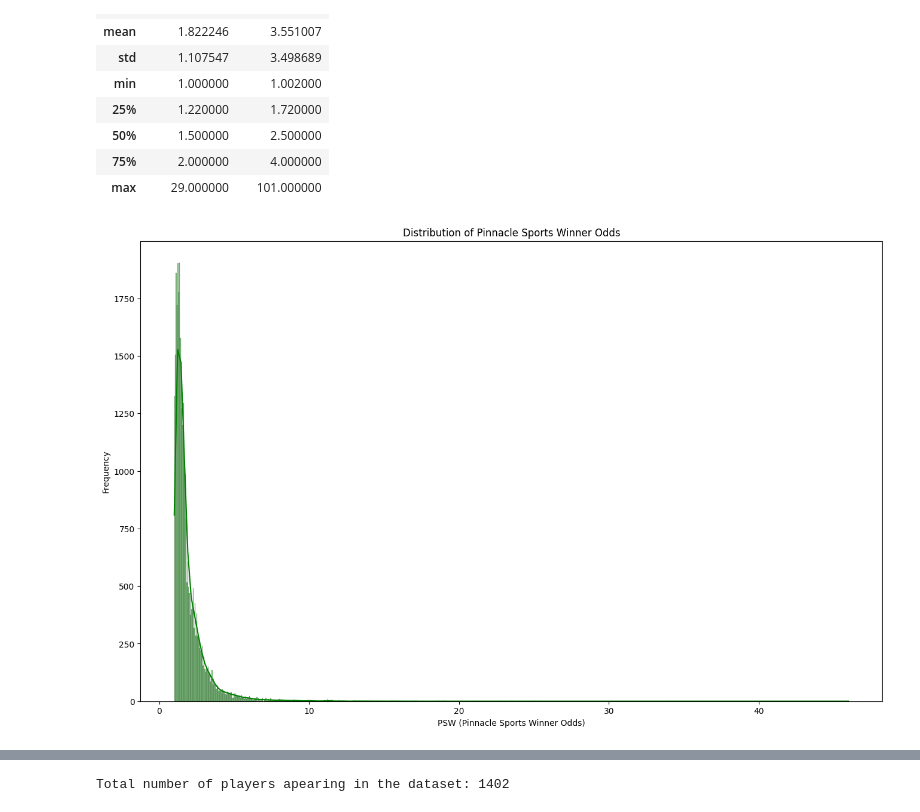
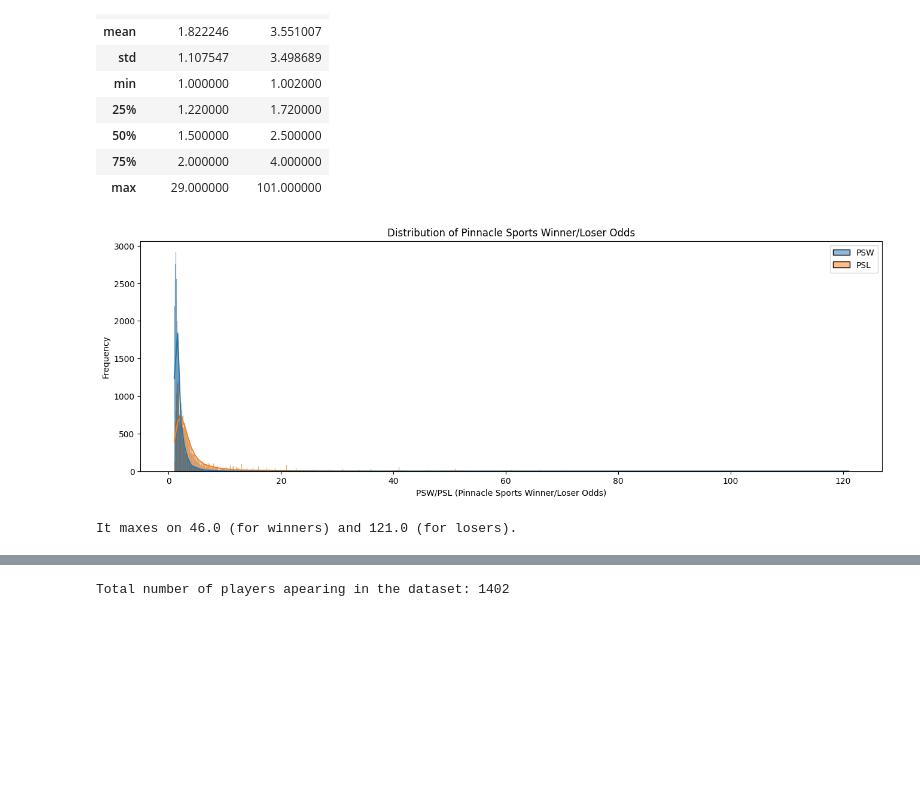
Before and after one commit to sprogl/sporting-bet-prediction, a Jupyter notebook: ATP_first_notebook.ipynb, the cells around one changed output, grey strips where cells are left out. Drawn from its saved outputs; the diff is of its cells as text; code cells hidden in the pictures; blank space fills up the shorter version.

```diff
--- a/ATP_first_notebook.ipynb
+++ b/ATP_first_notebook.ipynb
@@ -7,8 +7,10 @@ df_conf = pd.read_csv("archive/confidence_data.csv")
 df_atp["ATP"].min()
 pd.set_option('display.max_rows', None)
 pd.set_option('display.max_columns', None)
+
+df_atp["Date"] = pd.to_datetime(df_atp["Date"])
 # %%
-df = df_atp.sort_values("elo_winner", ascending = False)
-df.head(10)
+df_atp.sort_values("proba_elo", inplace=True)
+df_atp.head(10)
 # %% [output]
 |  | ATP | Location | Tournament | Date | Series | Court | Surface | Round | Best of | Winner | Loser | ... |
@@ -48,23 +50,23 @@ df[["B365W", "B365L"]].describe()
 | max | 29.000000 | 101.000000 |
 # %%
 import matplotlib.pyplot as plt
-import seaborn as sns                   # Optional, for enhanced styling
+import seaborn as sns
 
-psw_values = df['PSW']
-
-# Create a histogram
-plt.figure(figsize=(16, 10))
-sns.histplot(psw_values, kde=True, color='green')
+# Create a histogram of Pinnacle Sports' bets on the the winner
+plt.figure(figsize=(16, 5))
+sns.histplot(df_atp[["PSW", "PSL"]], kde=True, color=["green", "red"])
 
 # Add labels and title
-plt.title('Distribution of Pinnacle Sports Winner Odds')
-plt.xlabel('PSW (Pinnacle Sports Winner Odds)')
+plt.title('Distribution of Pinnacle Sports Winner/Loser Odds')
+plt.xlabel('PSW/PSL (Pinnacle Sports Winner/Loser Odds)')
 plt.ylabel('Frequency')
 
 # Show the plot
-plt.show();
+plt.show()
+print(f"They max on {df_atp['PSW'].max()} (for winners) and {df_atp['PSL'].max()} (for losers).")
 # %% [output]
-[figure, old version]
+[figure, new version]
+It maxes on 46.0 (for winners) and 121.0 (for losers).
 # %%
 import matplotlib.pyplot as plt
 import seaborn as sns
```
Also changed, not shown: parts of 19 cells of this notebook, 1 other file.
